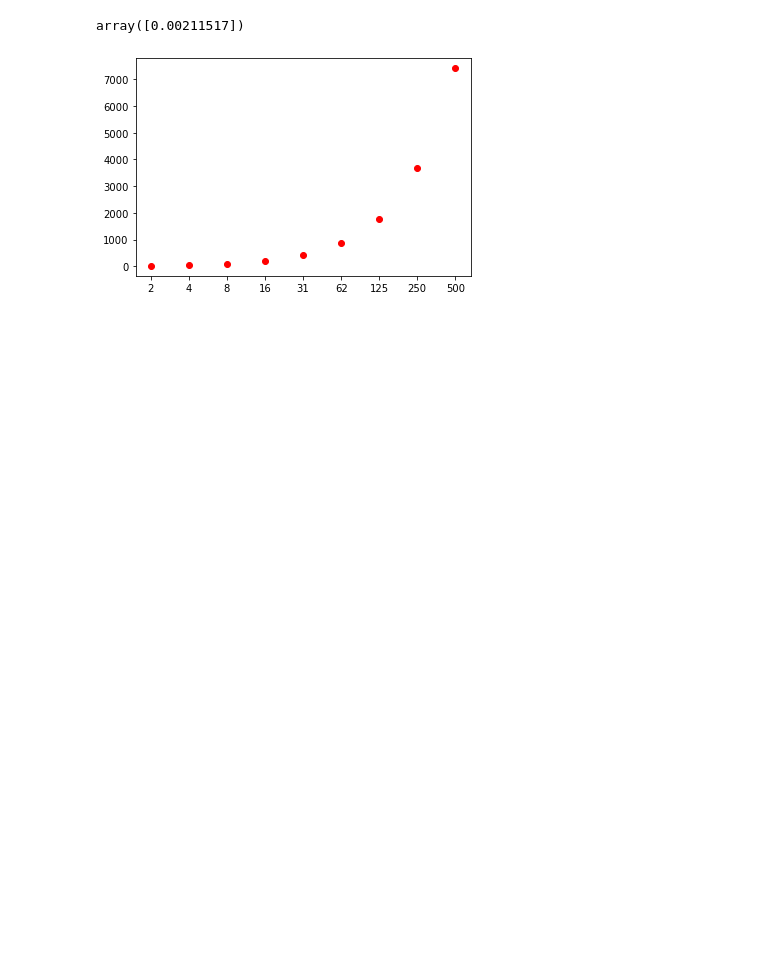
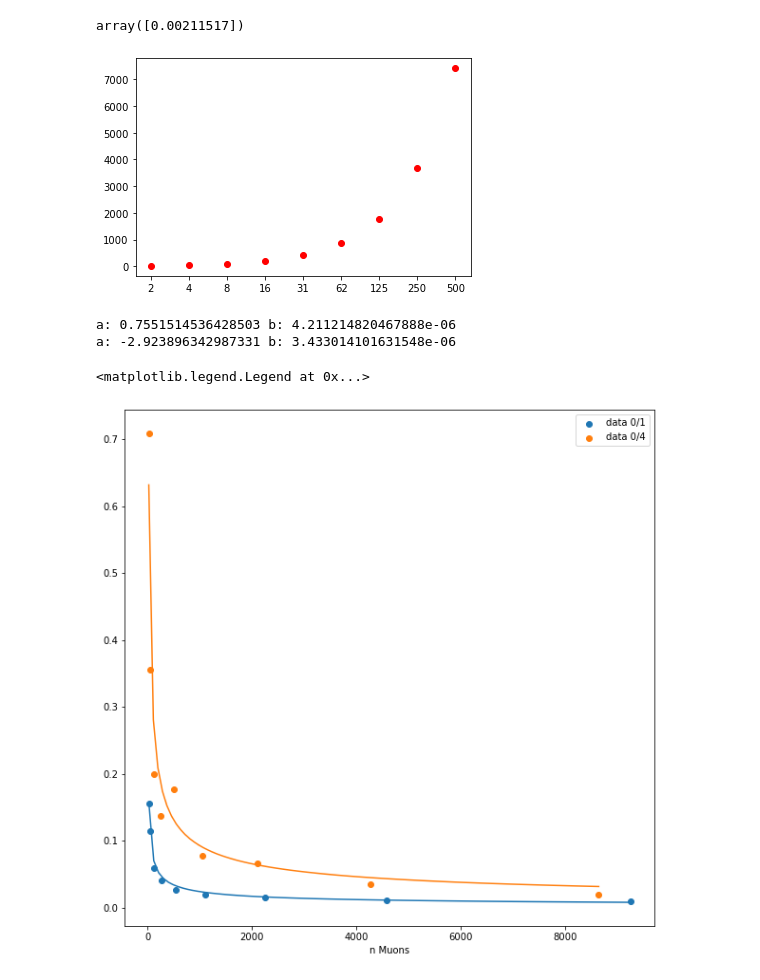
Before and after one commit to rymuelle/cern.cms.uncertainty_study_tools, a Jupyter notebook: dt_uncertainty.ipynb, the cells around one changed output. Drawn from its saved outputs; the diff is of its cells as text; code cells hidden in the pictures; blank space fills up the shorter version.

Commit message:
basic plotting and fitting function

```diff
--- a/dt_uncertainty.ipynb
+++ b/dt_uncertainty.ipynb
@@ -154,0 +154,26 @@ def DTPlot2opt(wheel, station, option1, option2):
+# %%
+def sys_func(x, p0, p1):
+    return (p0 ** 2 / x + p1 ** 2) ** .5
+# %%
+def plot_wheel_station(ax, wheel, station):
+    tempResults = Result[(Result.wheel==wheel) & (Result.station==station)]
+    x = tempResults.nMuons_mean
+    y = tempResults['x std']
+    popt, pcov = curve_fit(sys_func, x, y)
+    x_fit = np.linspace(min(x), max(x), 100)
+    y_fit = sys_func(x_fit, *popt)
+    ax.plot(x_fit, y_fit)
+    ax.scatter(x, y, label='data {}/{}'.format(wheel, station))
+    ax.set_xlabel('n Muons')
+    print("a: {} b: {}".format(*popt))
+# %%
+fig, axs = plt.subplots(1,1, figsize=(10,10))
+plot_wheel_station(axs, 0, 1)
+
+plot_wheel_station(axs, 0, 4)
+axs.legend()
+# %% [output]
+a: 0.7551514536428503 b: 4.211214820467888e-06
+a: -2.923896342987331 b: 3.433014101631548e-06
+<matplotlib.legend.Legend at 0x...>
+[figure, added]
```
Also changed, not shown: parts of 2 cells of this notebook.
